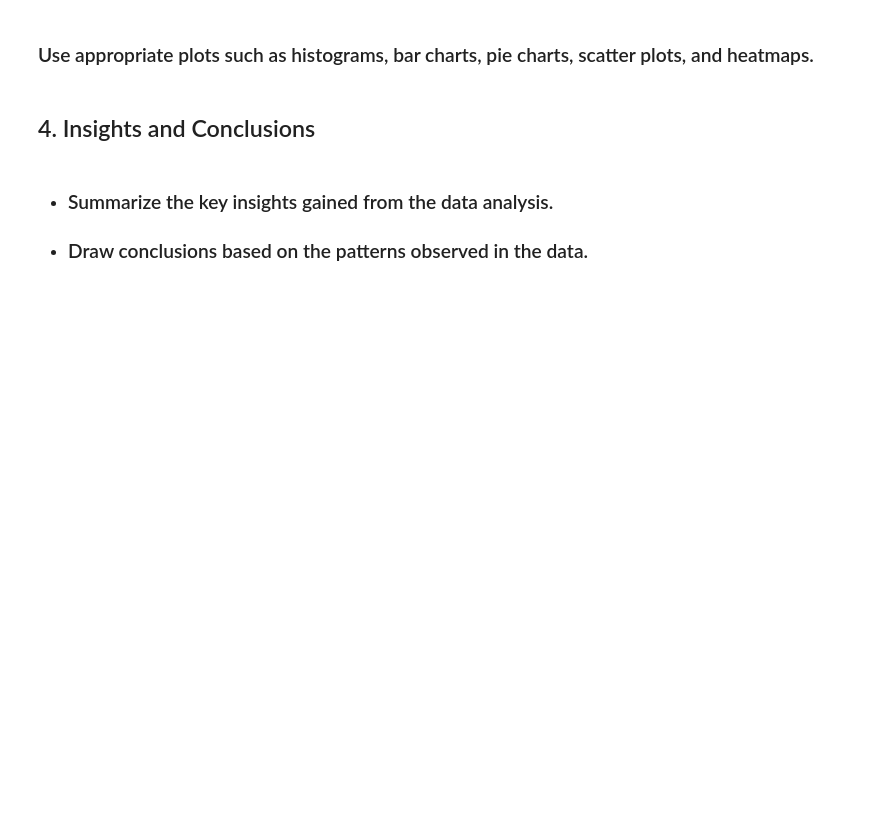
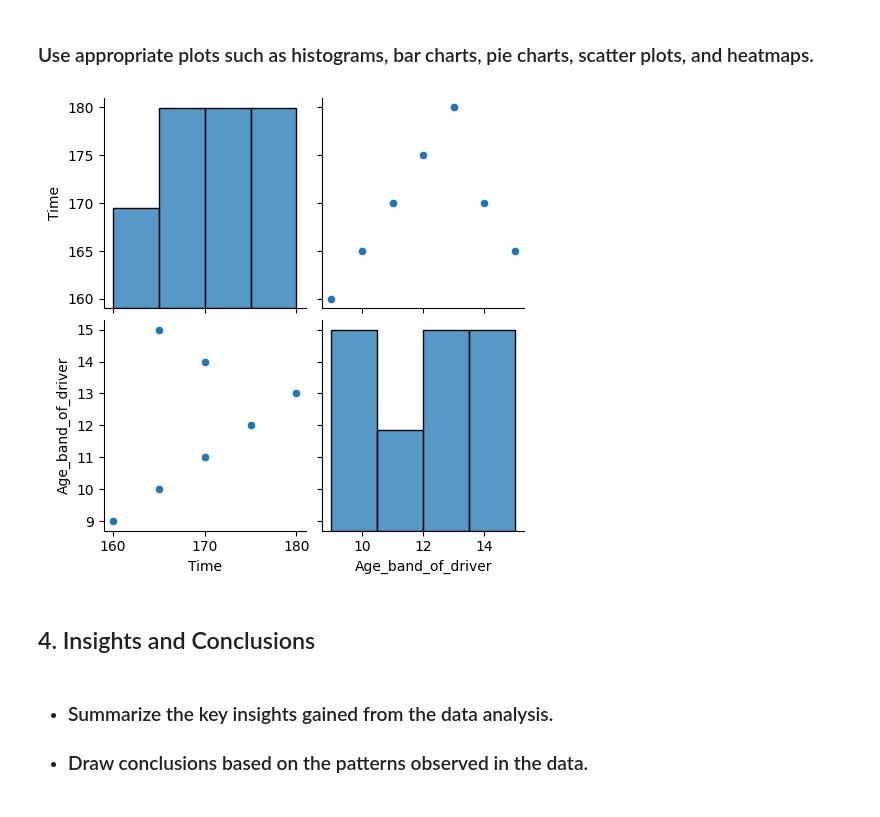
Before and after one commit to Aghareed-6/tesst1-Aghareed, a Jupyter notebook: Task_(1)_Week_1.ipynb, the cells around one changed output. Saved outputs shown, nothing was run; the diff lists cells and outputs as text; code cells hidden in the pictures; blank space fills up the shorter version.

```diff
--- a/Task_(1)_Week_1.ipynb
+++ b/Task_(1)_Week_1.ipynb
@@ -194,5 +189,9 @@ plt.hist(df['Time']);
 # %% [markdown]
 ### Use appropriate plots such as histograms, bar charts, pie charts, scatter plots, and heatmaps.
+# %%
+sns.pairplot(df);
+# %% [output]
+[figure, added]
 # %% [markdown]
 ## 4. Insights and Conclusions
 # %% [markdown]
```
Also changed, not shown: parts of 2 cells of this notebook.
